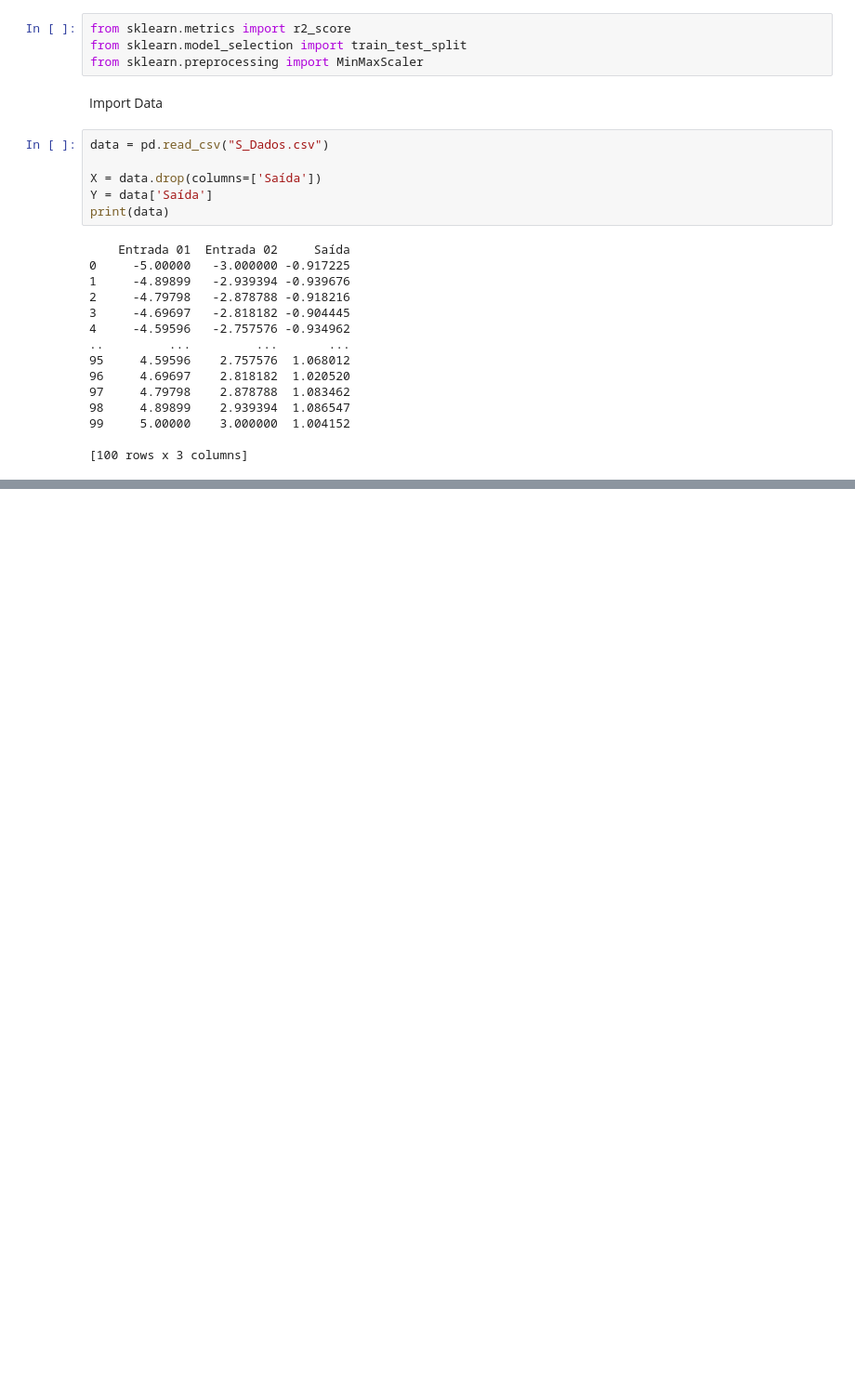
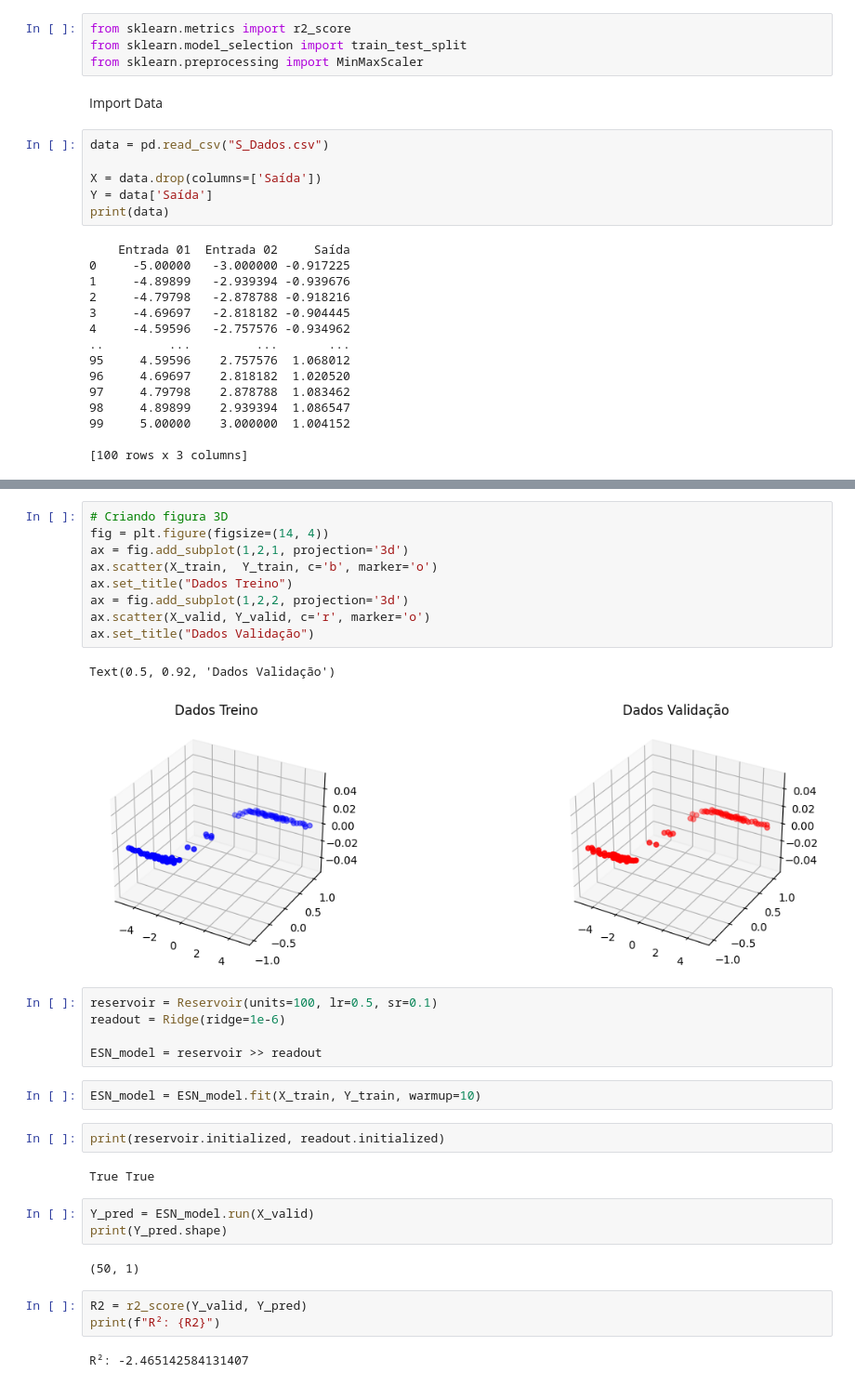
Before and after one commit to ChristianAllan/Echo-State-Network, a Jupyter notebook: ESN_Learning/ESN_S.ipynb, the cells around one changed output, grey strips where cells are left out. Shown at 93% size. Drawn from its saved outputs; the diff is of its cells as text; blank space fills up the shorter version.

```diff
--- a/ESN_Learning/ESN_S.ipynb
+++ b/ESN_Learning/ESN_S.ipynb
@@ -54,0 +64,33 @@ Text(0.5, 0.92, 'Dados Normalizados')
+# %%
+# Criando figura 3D
+fig = plt.figure(figsize=(14, 4))
+ax = fig.add_subplot(1,2,1, projection='3d')
+ax.scatter(X_train,  Y_train, c='b', marker='o')
+ax.set_title("Dados Treino")
+ax = fig.add_subplot(1,2,2, projection='3d')
+ax.scatter(X_valid, Y_valid, c='r', marker='o')
+ax.set_title("Dados Validação")
+# %% [output]
+Text(0.5, 0.92, 'Dados Validação')
+[figure, added]
+# %%
+reservoir = Reservoir(units=100, lr=0.5, sr=0.1)
+readout = Ridge(ridge=1e-6)
+
+ESN_model = reservoir >> readout
+# %%
+ESN_model = ESN_model.fit(X_train, Y_train, warmup=10)
+# %%
+print(reservoir.initialized, readout.initialized)
+# %% [output]
+True True
+# %%
+Y_pred = ESN_model.run(X_valid)
+print(Y_pred.shape)
+# %% [output]
+(50, 1)
+# %%
+R2 = r2_score(Y_valid, Y_pred)
+print(f"R²: {R2}")
+# %% [output]
+R²: -2.465142584131407
```
Also changed, not shown: parts of 2 cells of this notebook.
